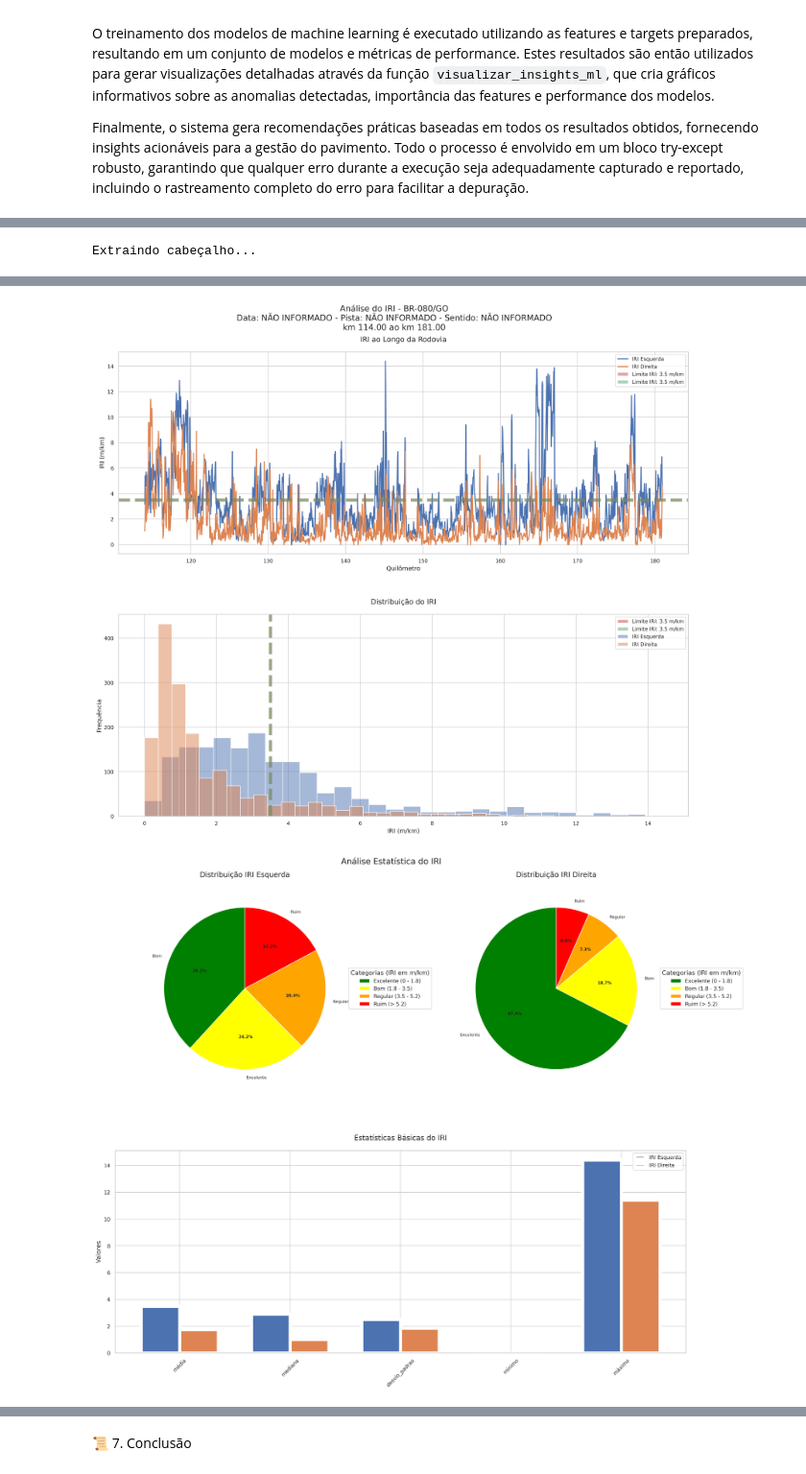
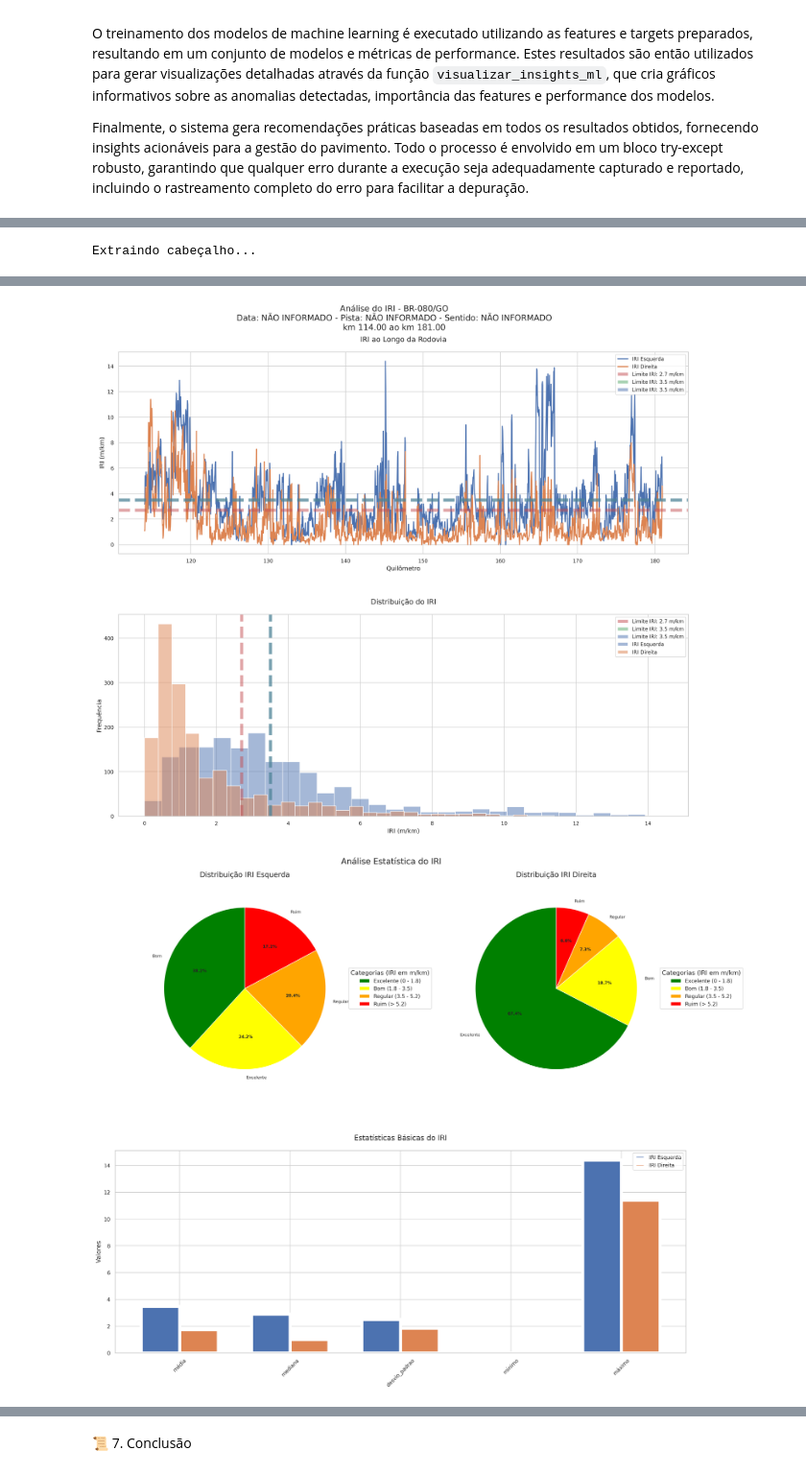
Before and after one commit to romulobrito/Analise-IRI, a Jupyter notebook: notebooks/puc_ml_spt1.ipynb, the cells around one changed output, grey strips where cells are left out. Shown at 96% size. Saved outputs shown, nothing was run; the diff lists cells and outputs as text; code cells hidden in the pictures.

```diff
--- a/notebooks/puc_ml_spt1.ipynb
+++ b/notebooks/puc_ml_spt1.ipynb
@@ -1045,13 +1434,13 @@ def visualizar_insights_ml(df: pd.DataFrame, resultados_ml: Dict[str, Any]) -> N
         df_anomalias = detectar_anomalias(df)
         cores = {1: 'blue', -1: 'red'}
 
-        for anomalia in [1, -1]:
-            mask = df_anomalias['anomalia'] == anomalia
+        for valor_anomalia in [1, -1]:
+            mask = df_anomalias['anomalia'] == valor_anomalia
             ax1.scatter(
                 df_anomalias.loc[mask, 'IRI_Esquerda'],
                 df_anomalias.loc[mask, 'IRI_Direita'],
-                c=cores[anomalia],
-                label='Normal' if anomalia == 1 else 'Anomalia',
+                c=cores[valor_anomalia],
+                label='Normal' if valor_anomalia == 1 else 'Anomalia',
                 alpha=0.6
             )
 
@@ -1066,7 +1455,7 @@ def visualizar_insights_ml(df: pd.DataFrame, resultados_ml: Dict[str, Any]) -> N
         # Acessar feature_importance do dicionário de resultados
         feature_importance = resultados_ml['feature_importance']['Next_IRI_Esquerda']
 
-        # Plot manual da importância das features
+        # Plot da importância das features
         y_pos = np.arange(len(feature_importance))
         ax2.barh(y_pos, feature_importance.values)
         ax2.set_yticks(y_pos)
@@ -1079,30 +1468,30 @@ def visualizar_insights_ml(df: pd.DataFrame, resultados_ml: Dict[str, Any]) -> N
         ax3 = fig.add_subplot(gs[1, :])
         metricas = pd.DataFrame(resultados_ml['metrics']).T
 
-        # Plot manual do heatmap
+        # Plot do heatmap
         im = ax3.imshow(metricas.values, cmap='YlOrRd', aspect='auto')
 
-        # Adicionar valores nas células
+
         for i in range(len(metricas.index)):
             for j in range(len(metricas.columns)):
                 text = f'{metricas.values[i, j]:.3f}'
                 ax3.text(j, i, text, ha='center', va='center')
 
-        # Configurar eixos
+
         ax3.set_xticks(np.arange(len(metricas.columns)))
         ax3.set_yticks(np.arange(len(metricas.index)))
         ax3.set_xticklabels(metricas.columns)
         ax3.set_yticklabels(metricas.index)
         ax3.set_title('Métricas de Performance dos Modelos', fontsize=12)
 
-        # Adicionar barra de cores
+
         plt.colorbar(im, ax=ax3)
 
         plt.tight_layout()
         plt.savefig('analise_ml_iri.png', dpi=300, bbox_inches='tight')
         plt.show()
 
-        # Imprimir insights textuais
+
         print("\nInsights principais:")
         print("\n1. Detecção de Anomalias:")
         n_anomalias = len(df_anomalias[df_anomalias['anomalia'] == -1])
@@ -1290,7 +1822,7 @@ if __name__ == "__main__":
 
         # Definir caminhos relativos à pasta data/
         caminho_excel = data_dir / "Cópia de 500-IMT-BR080GO - INVENTARIO km 114.00 ao km 181.00_copia.xlsx"
-        caminho_pdf = data_dir / "700_IMT_BR153TO_BR153GO_BR080GO_BR414GO_RA23_R00.pdf"
+        caminho_pdf = data_dir / "PER_2024___4__Termo_Aditivo.pdf"
 
         # Verificar se os arquivos existem
         if not caminho_excel.exists():
@@ -1302,48 +1834,79 @@ if __name__ == "__main__":
         logging.info(f"- Excel: {caminho_excel.name}")
         logging.info(f"- PDF: {caminho_pdf.name}")
 
-        # Extrair informações cabeçalho
+                # Configurar análise de IRI
+        periodos_analise = ["12 meses"]
+        logging.info(f"Períodos de análise: {periodos_analise}")
+
+        # Extrair informações do cabeçalho
         logging.info("Extraindo informações do cabeçalho...")
         info_cabecalho = extrair_cabecalho(str(caminho_excel))
 
-        # Carregar e processar dados
+        # Processar dados do Excel
         logging.info("Carregando e processando dados...")
         df = pd.read_excel(caminho_excel)
         if df.empty:
             raise ValueError("DataFrame está vazio após leitura do Excel")
 
-        limites = extrair_limites_iri(str(caminho_pdf))
+        # Extrair e validar limites de IRI
+        logging.info("Extraindo limites de IRI do PDF...")
+        limites = extrair_limites_iri(str(caminho_pdf), periodos_analise)
+
         if not limites:
-            raise ValueError("Não foi possível extrair limites do PDF")
+            logging.warning("Usando valores padrão do DNIT")
+            limites = usar_valores_padrao(periodos_analise[0])
 
+        # Processar dados do pavimento
         df_processado = processar_dados_pavimento(df)
         if df_processado.empty:
             raise ValueError("DataFrame processado está vazio")
 
-        # Verificar colunas necessárias
+        # Validar colunas necessárias
         colunas_requeridas = ['Quilometro', 'IRI_Esquerda', 'IRI_Direita']
         if not all(col in df_processado.columns for col in colunas_requeridas):
-            raise ValueError(f"Colunas necessárias não encontradas. Colunas presentes: {df_processado.columns.tolist()}")
+            raise ValueError(f"Colunas necessárias não encontradas: {df_processado.columns.tolist()}")
 
-        # Exibir valores de limites
-        logging.info("Limites extraídos:")
+        # Exibir limites extraídos
+        logging.info("Limites extraídos por período:")
         for periodo, valores in limites.items():
+            print(f"\nPeríodo: {periodo}")
             for valor in valores:
-                logging.info(f"Período: {periodo} - IRI: {valor['iri']} m/km aplicável em {valor['porcentagem']}% da rodovia")
+                print(f"IRI: {valor['iri']} m/km aplicável em {valor['porcentagem']}% da rodovia")
+
+        # Processar limites para ML
+        periodo_base = periodos_analise[0]
+        valores_periodo = limites.get(periodo_base, [])
+
+        if not valores_periodo:
+            logging.warning(f"Usando valores padrão para {periodo_base}")
+            valores_periodo = usar_valores_padrao(periodo_base)[periodo_base]
 
         # Criar limites simplificados
         limites_simplificados = {
-            'IRI_100': [{'iri': max(valor['iri'] for valores in limites.values() for valor in valores),
+            'IRI_100': [{'iri': max(v['iri'] for v in valores_periodo),
                         'porcentagem': 100.0}],
-            'IRI_80': [{'iri': min(valor['iri'] for valores in limites.values() for valor in valores),
-                       'porcentagem': 100.0}]
+            'IRI_80': [{'iri': min(v['iri'] for v in valores_periodo),
+                       'porcentagem': 80.0}]
         }
 
-        # Gerar relatório
+        # Adicionar limite intermediário se disponível
+        valores_ordenados = sorted(valores_periodo, key=lambda x: x['iri'])
+        if len(valores_ordenados) >= 3:
+            limites_simplificados['IRI_90'] = [{
+                'iri': valores_ordenados[len(valores_ordenados)//2]['iri'],
+                'porcentagem': 90.0
+            }]
+
+        logging.info(f"\nLimites simplificados para {periodo_base}:")
+        for tipo, valores in limites_simplificados.items():
+            for valor in valores:
+                print(f"{tipo}: IRI {valor['iri']} m/km em {valor['porcentagem']}% da rodovia")
+
+        # Gerar relatório e análises
         logging.info("Gerando relatório completo...")
         gerar_relatorio_completo(df_processado, limites_simplificados, info_cabecalho)
 
-        # Preparar dados para ML
+        # Preparar e validar dados para ML
         logging.info("Preparando dados para Machine Learning...")
         features, targets = preparar_dados_ml(df_processado)
 
@@ -1351,23 +1914,16 @@ if __name__ == "__main__":
             raise ValueError("Features ou targets vazios após preparação")
 
         logging.info(f"Dimensões dos dados:")
-        logging.info(f"- Features shape: {features.shape}")
-        logging.info(f"- Targets shape: {targets.shape}")
-        logging.info("\nPrimeiras linhas das features:")
-        logging.info(features.head())
-        logging.info("\nPrimeiras linhas dos targets:")
-        logging.info(targets.head())
+        logging.info(f"- Features: {features.shape}")
+        logging.info(f"- Targets: {targets.shape}")
 
-        # Treinar modelos
+        # Treinar e avaliar modelos
         logging.info("Treinando modelos...")
         resultados_ml = treinar_modelo_predicao(features, targets)
 
-        # Visualizar insights
-        logging.info("Gerando visualizações...")
+        # Gerar visualizações e recomendações
+        logging.info("Gerando visualizações e recomendações...")
         visualizar_insights_ml(df_processado, resultados_ml)
-
-        # Gerar recomendações
-        logging.info("Gerando recomendações...")
         gerar_recomendacoes(df_processado, resultados_ml)
 
         logging.info("Processamento concluído com sucesso!")
@@ -1418,2 +1984,2 @@ IRI: 3.5 m/km aplicável em 100.0% da rodovia
-[figure, old version]
+[figure, new version]
 [figure]
```
Also changed, not shown: parts of 22 cells of this notebook, 5 other files.
